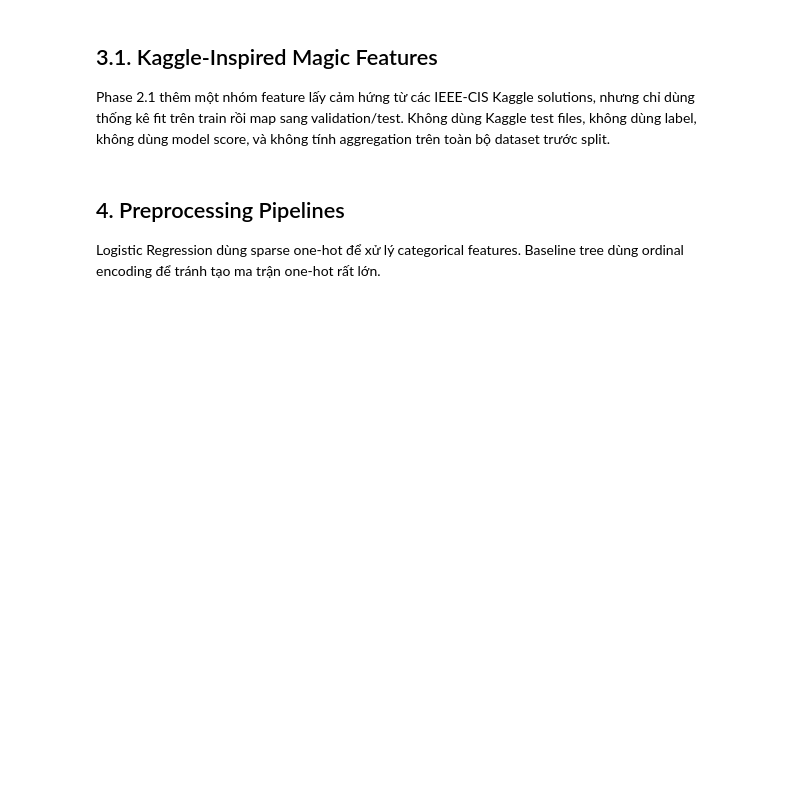
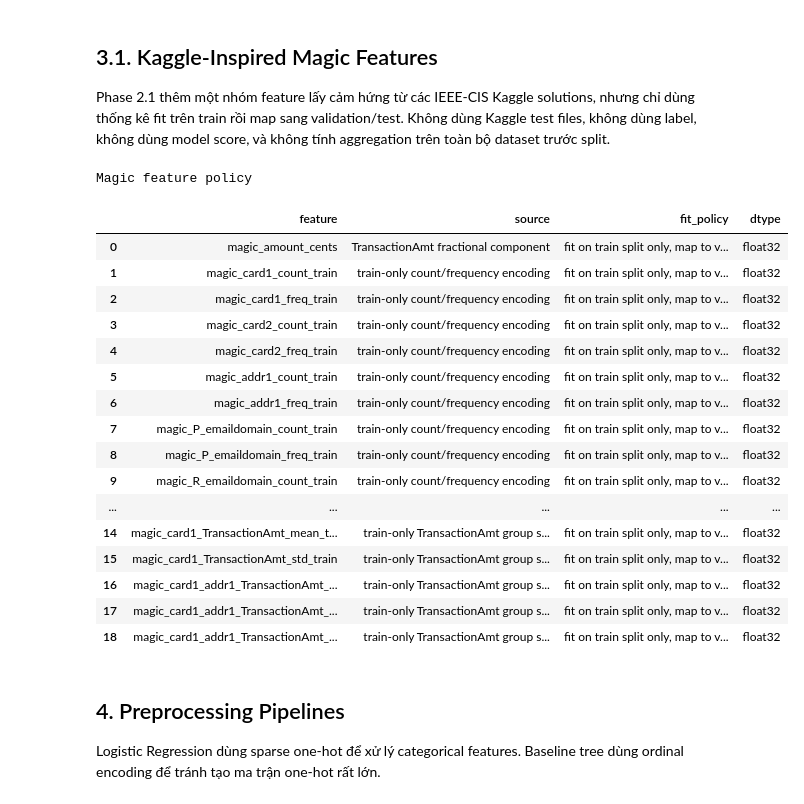
Before and after one commit to Vannhiluis-1310/LLM-Assisted_Cost-Sensitive, a Jupyter notebook: notebooks/02_baselines_cost_metrics.ipynb, the cells around one changed output. Saved outputs shown, nothing was run; the diff lists cells and outputs as text; code cells hidden in the pictures; blank space fills up the shorter version.

```diff
--- a/notebooks/02_baselines_cost_metrics.ipynb
+++ b/notebooks/02_baselines_cost_metrics.ipynb
@@ -525,26 +708,27 @@ def series_as_key(df, col):
     return df[col].astype("string").fillna("missing")
 
 
-def make_group_key(df, cols, output_col):
-    out = df.copy()
-    parts = [series_as_key(out, col) for col in cols]
+def make_group_key_series(df, cols):
+    parts = [series_as_key(df, col) for col in cols]
     if not parts:
-        out[output_col] = "missing"
-    else:
-        key = parts[0]
-        for part in parts[1:]:
-            key = key.str.cat(part, sep="_")
-        out[output_col] = key.fillna("missing")
-    return out
+        return pd.Series("missing", index=df.index, dtype="string")
+    key = parts[0]
+    for part in parts[1:]:
+        key = key.str.cat(part, sep="_")
+    return key.fillna("missing")
 
 
 def add_magic_base_columns(df):
-    out = df.copy()
+    needed_cols = ["TransactionAmt", *MAGIC_COUNT_COLUMNS, *MAGIC_AMOUNT_GROUP_COLUMNS]
+    for cols in MAGIC_GROUP_KEYS.values():
+        needed_cols.extend(cols)
+    needed_cols = [col for col in unique_existing_columns(needed_cols) if col in df.columns]
+    out = df.loc[:, needed_cols].copy()
     for output_col, cols in MAGIC_GROUP_KEYS.items():
-        out = make_group_key(out, cols, output_col)
+        out[output_col] = make_group_key_series(out, cols)
     amount = pd.to_numeric(out.get("TransactionAmt", pd.Series(0, index=out.index)), errors="coerce").fillna(0.0)
     out["magic_amount_cents"] = (amount - np.floor(amount)).astype("float32")
-    return out
+    return optimize_dtypes(out)
 
 
 def fit_count_encoding(train_with_keys, columns):
@@ -575,12 +759,10 @@ def fit_group_amount_stats(train_with_keys, group_cols):
     global_mean = float(amount.mean()) if len(amount) else 0.0
     global_std = float(amount.std(ddof=0)) if len(amount) else 0.0
     maps = {}
-    temp = train_with_keys.copy()
-    temp["_amount_for_magic"] = amount
     for col in group_cols:
-        if col not in temp.columns:
+        if col not in train_with_keys.columns:
             continue
-        grouped = temp.groupby(series_as_key(temp, col), dropna=False)["_amount_for_magic"].agg(["count", "mean", "std"])
+        grouped = amount.groupby(series_as_key(train_with_keys, col), dropna=False).agg(["count", "mean", "std"])
         grouped["std"] = grouped["std"].fillna(0.0)
         maps[col] = {
             "stats": grouped.astype("float32"),
@@ -643,33 +825,52 @@ def add_magic_features_train_valid_test(train, validation, test):
             "feature": col,
             "source": source,
             "fit_policy": "fit on train split only, map to validation/test",
             "dtype": str(magic_train[col].dtype),
         })
     audit = pd.DataFrame(audit_rows)
     return magic_train, magic_validation, magic_test, audit
 
 
 if RUN_MAGIC_BASELINE:
     magic_train_features, magic_validation_features, magic_test_features, magic_feature_policy = add_magic_features_train_valid_test(
         train_df, validation_df, test_df
     )
     magic_feature_names = magic_train_features.columns.tolist()
     magic_train_X = pd.concat([train_X.reset_index(drop=True), magic_train_features.reset_index(drop=True)], axis=1)
     magic_validation_X = pd.concat([validation_X.reset_index(drop=True), magic_validation_features.reset_index(drop=True)], axis=1)
     magic_test_X = pd.concat([test_X.reset_index(drop=True), magic_test_features.reset_index(drop=True)], axis=1)
     magic_numeric_features = numeric_features + magic_feature_names
     magic_categorical_features = categorical_features
     magic_feature_policy.to_csv(RESULTS_DIR / "magic_feature_policy.csv", index=False)
     print("Magic feature policy")
     display(magic_feature_policy)
 else:
     magic_feature_names = []
     magic_train_X = train_X
     magic_validation_X = validation_X
     magic_test_X = test_X
     magic_numeric_features = numeric_features
     magic_categorical_features = categorical_features
     magic_feature_policy = pd.DataFrame()
+# %% [output]
+Magic feature policy
+|  | feature | source | fit_policy | dtype |
+| 0 | magic_amount_cents | TransactionAmt fractional component | fit on train split only, map to v... | float32 |
+| 1 | magic_card1_count_train | train-only count/frequency encoding | fit on train split only, map to v... | float32 |
+| 2 | magic_card1_freq_train | train-only count/frequency encoding | fit on train split only, map to v... | float32 |
+| 3 | magic_card2_count_train | train-only count/frequency encoding | fit on train split only, map to v... | float32 |
+| 4 | magic_card2_freq_train | train-only count/frequency encoding | fit on train split only, map to v... | float32 |
+| 5 | magic_addr1_count_train | train-only count/frequency encoding | fit on train split only, map to v... | float32 |
+| 6 | magic_addr1_freq_train | train-only count/frequency encoding | fit on train split only, map to v... | float32 |
+| 7 | magic_P_emaildomain_count_train | train-only count/frequency encoding | fit on train split only, map to v... | float32 |
+| 8 | magic_P_emaildomain_freq_train | train-only count/frequency encoding | fit on train split only, map to v... | float32 |
+| 9 | magic_R_emaildomain_count_train | train-only count/frequency encoding | fit on train split only, map to v... | float32 |
+| ... | ... | ... | ... | ... |
+| 14 | magic_card1_TransactionAmt_mean_t... | train-only TransactionAmt group s... | fit on train split only, map to v... | float32 |
+| 15 | magic_card1_TransactionAmt_std_train | train-only TransactionAmt group s... | fit on train split only, map to v... | float32 |
+| 16 | magic_card1_addr1_TransactionAmt_... | train-only TransactionAmt group s... | fit on train split only, map to v... | float32 |
+| 17 | magic_card1_addr1_TransactionAmt_... | train-only TransactionAmt group s... | fit on train split only, map to v... | float32 |
+| 18 | magic_card1_addr1_TransactionAmt_... | train-only TransactionAmt group s... | fit on train split only, map to v... | float32 |
 # %% [markdown]
 ## 4. Preprocessing Pipelines
 
```
Also changed, not shown: parts of 9 cells of this notebook, 35 other files.
